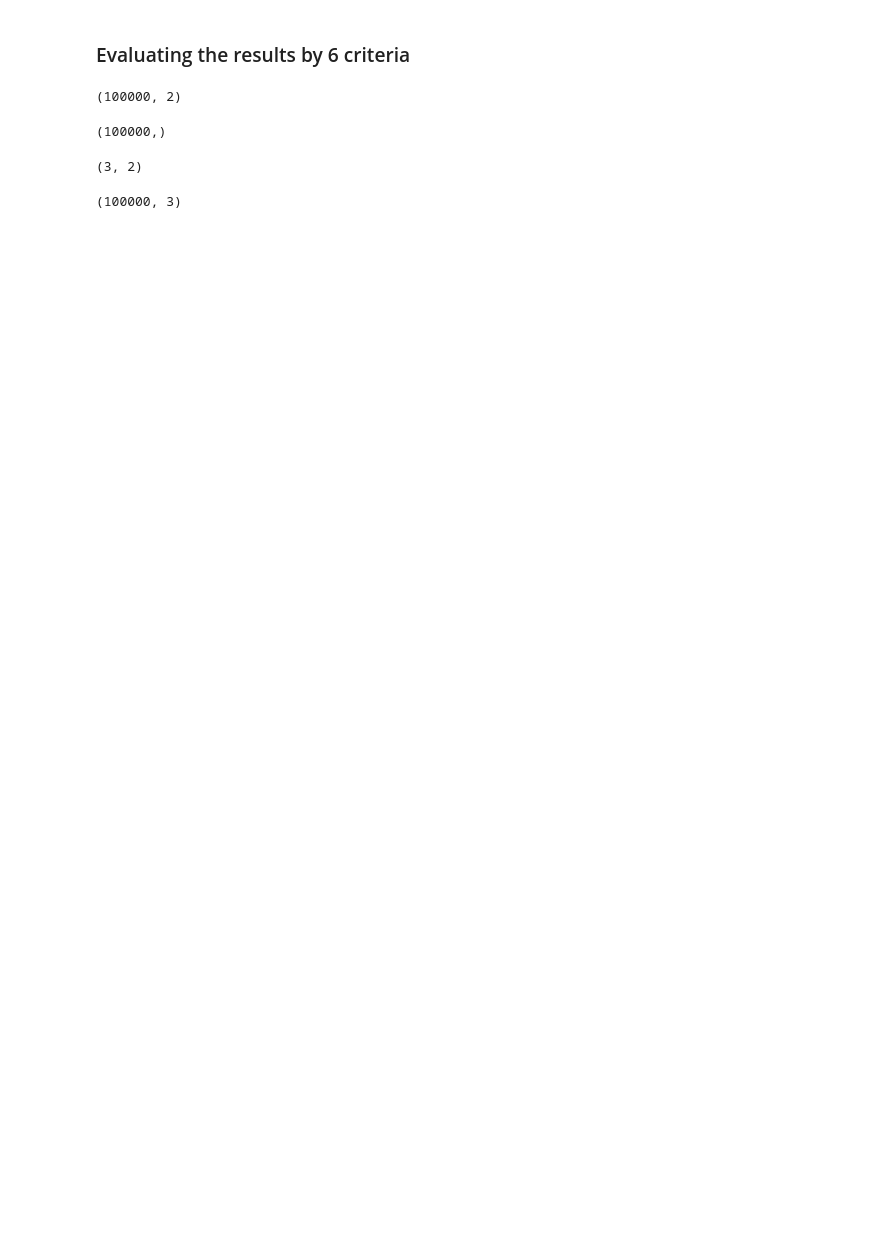
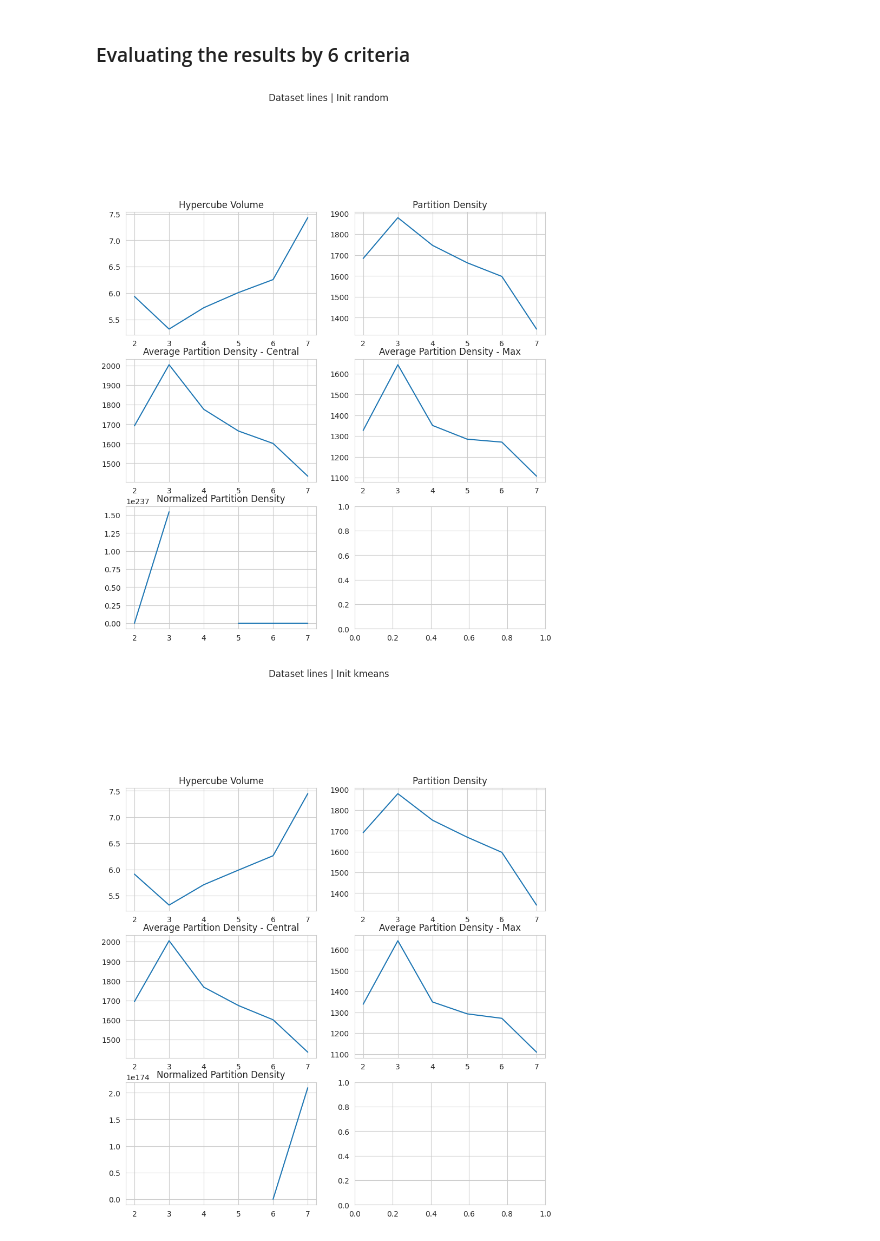
Before and after one commit to omerlux/clustering_course, a Jupyter notebook: tasks.ipynb, the cells around one changed output. Cells and saved outputs as stored; diff of their text form; code cells hidden in the pictures; blank space fills up the shorter version.

Commit message:
few fixes and criterias

```diff
--- a/tasks.ipynb
+++ b/tasks.ipynb
@@ -566,7 +626,7 @@ train_predictions = {}
 train_gt = {}
 
 init_methods = ['random', 'kmeans']
-datasets = ['random', 'triangle', 'square', 'lines', 'star']
+datasets = ['lines'] # ['random', 'triangle', 'square', 'lines', 'star']
 num_of_groups = [2, 3, 4, 5, 6, 7]
 
 for dataset_name in datasets:
@@ -624,5 +686,42 @@ for dataset_name in train_predictions.keys():
 # %% [markdown]
 ### Evaluating the results by 6 criteria
+# %%
+# for each dataset_name, init_method - plot the 6 criteria from uofc object for each n_groups as a line graph
+for dataset_name in train_predictions.keys():
+    init_methods = list(train_predictions[dataset_name].keys())
+    dataset = pd.read_csv(f"dataset_{dataset_name}.csv")
+    X = dataset[dataset.columns.drop('label')].values
+    n_groups = list(train_predictions[dataset_name][init_methods[0]].keys())
+    for method in init_methods:
+        fig, axs = plt.subplots(3, 2, figsize=(10, 10))
+        hvs = []
+        pds = []
+        apd_cs = []
+        apd_ms = []
+        norm_ps = []
+        for k in n_groups:
+            uofc = train_predictions[dataset_name][method][k]['model']
+            hvs.append(uofc.fuzzy_hypercube_criteria(X))
+            pds.append(uofc.partition_density_criteria(X))
+            apd_cs.append(uofc.average_partition_density_central_criteria(X))
+            apd_ms.append(uofc.average_partition_density_max_criteria(X))
+            norm_ps.append(uofc.normalized_partition_criteria(X))
+        # plot as a line
+        axs[0, 0].set_title("Fuzzy Hypercube Volume")
+        axs[0, 0].plot(n_groups, hvs, linestyle='-')
+        axs[0, 1].set_title("Partition Density")
+        axs[0, 1].plot(n_groups, pds, linestyle='-')
+        axs[1, 0].set_title("Average Partition Density - Central")
+        axs[1, 0].plot(n_groups, apd_cs, linestyle='-')
+        axs[1, 1].set_title("Average Partition Density - Max")
+        axs[1, 1].plot(n_groups, apd_ms, linestyle='-')
+        axs[2, 0].set_title("Normalized Partition Density")
+        axs[2, 0].plot(n_groups, norm_ps, linestyle='-')
+        fig.suptitle(f'Dataset {dataset_name} | Init {method}', y=1.1)
+        plt.show()
+# %% [output]
+[figure, added]
+[figure, added]
 # %%
 method = 'random'
 dataset_name = 'random'
@@ -633,20 +732,2 @@ X = X[X.columns.drop('label')]
 y_pred = train_predictions[dataset_name][method][n_groups]['y_pred']
 uofc = train_predictions[dataset_name][method][n_groups]['model']
-# %%
-X.shape
-# %% [output]
-(100000, 2)
-# %%
-y_pred.shape
-# %% [output]
-(100000,)
-# %%
-prototypes = uofc.prototypes
-prototypes.shape
-# %% [output]
-(3, 2)
-# %%
-memberships = uofc._memberships(X.values)
-memberships.shape
-# %% [output]
-(100000, 3)
```
Also changed, not shown: parts of 16 cells of this notebook, 1 other file.
